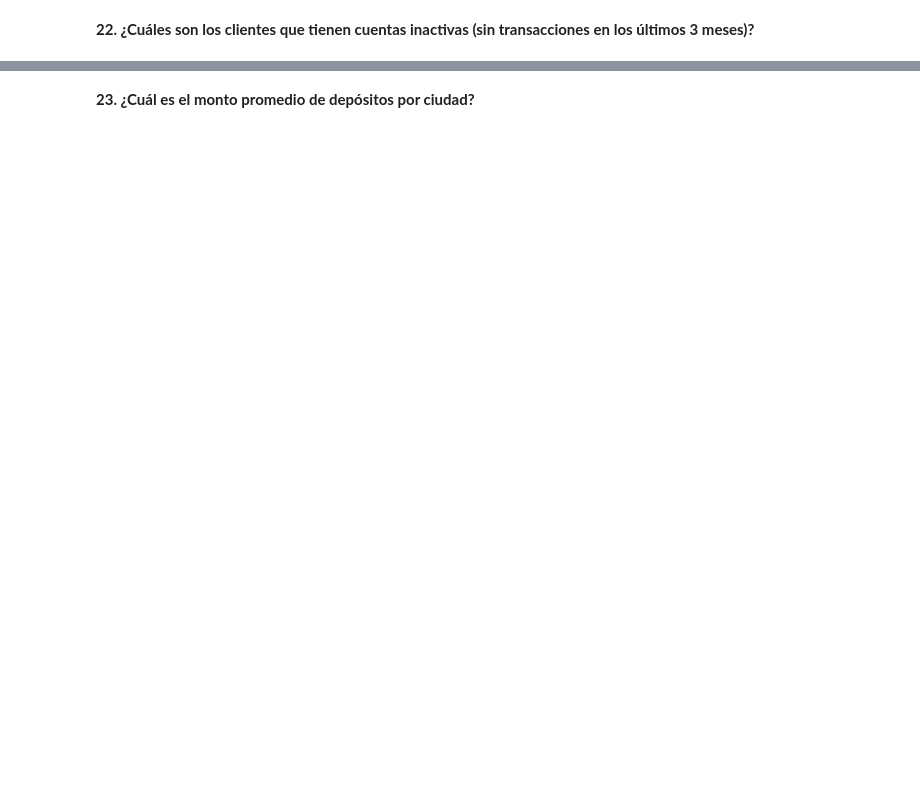
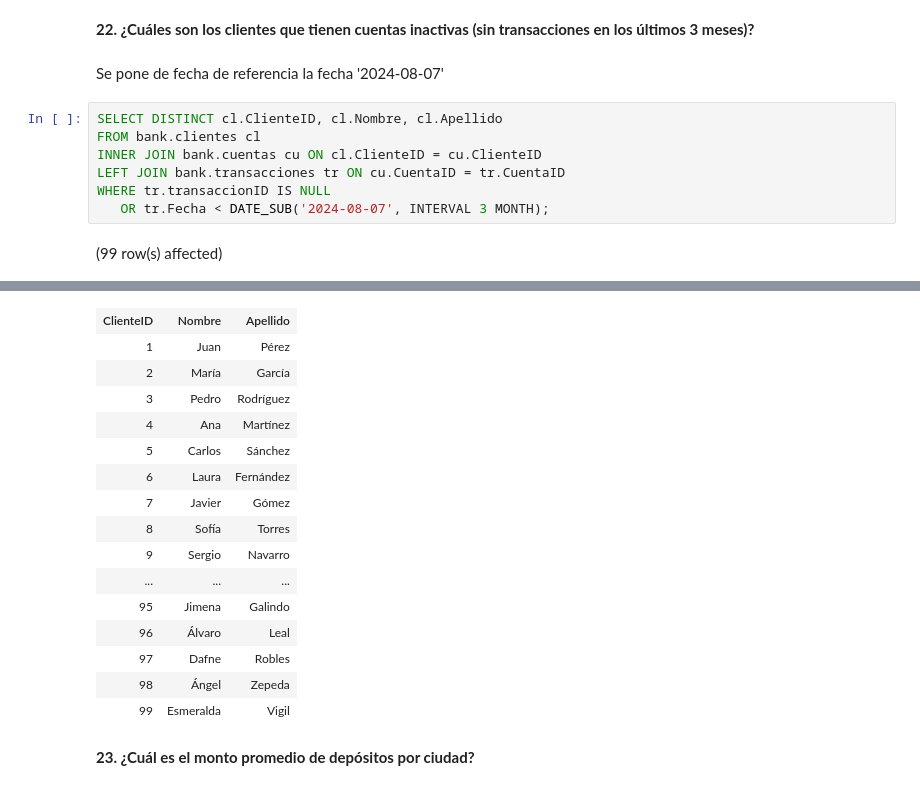
Before and after one commit to mizos0512/curso_sql, a Jupyter notebook: notebooks/Practica_Final_SQL.ipynb, the cells around one changed output, grey strips where cells are left out. Saved outputs shown, nothing was run; the diff lists cells and outputs as text; blank space fills up the shorter version.

```diff
--- a/notebooks/Practica_Final_SQL.ipynb
+++ b/notebooks/Practica_Final_SQL.ipynb
@@ -671,2 +680,13 @@ Se pone de referencia la fecha '2020-09-19'
 # %% [markdown]
 **22. ¿Cuáles son los clientes que tienen cuentas inactivas (sin transacciones en los últimos 3 meses)?**
+# %% [markdown]
+Se pone de fecha de referencia la fecha '2024-08-07'
+# %%
+SELECT DISTINCT cl.ClienteID, cl.Nombre, cl.Apellido
+FROM bank.clientes cl
+INNER JOIN bank.cuentas cu ON cl.ClienteID = cu.ClienteID
+LEFT JOIN bank.transacciones tr ON cu.CuentaID = tr.CuentaID
+WHERE tr.transaccionID IS NULL
+   OR tr.Fecha < DATE_SUB('2024-08-07', INTERVAL 3 MONTH);
+# %% [output]
+(99 row(s) affected)
@@ -673,2 +694,18 @@ Se pone de referencia la fecha '2020-09-19'
+| ClienteID | Nombre | Apellido |
+| 1 | Juan | Pérez |
+| 2 | María | García |
+| 3 | Pedro | Rodríguez |
+| 4 | Ana | Martínez |
+| 5 | Carlos | Sánchez |
+| 6 | Laura | Fernández |
+| 7 | Javier | Gómez |
+| 8 | Sofía | Torres |
+| 9 | Sergio | Navarro |
+| ... | ... | ... |
+| 95 | Jimena | Galindo |
+| 96 | Álvaro | Leal |
+| 97 | Dafne | Robles |
+| 98 | Ángel | Zepeda |
+| 99 | Esmeralda | Vigil |
 # %% [markdown]
 **23. ¿Cuál es el monto promedio de depósitos por ciudad?**
```
Also changed, not shown: parts of 7 cells of this notebook.
